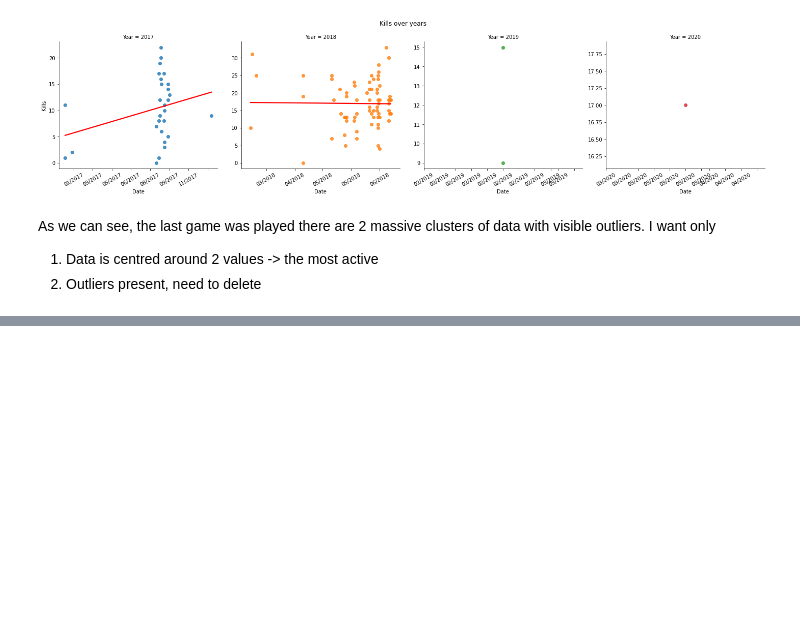
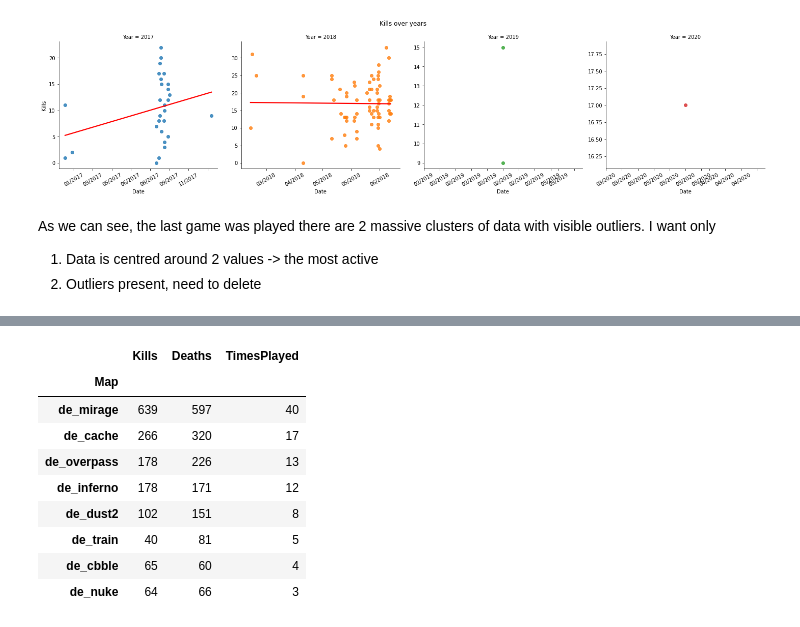
Before and after one commit to Mamin-gamer/Data-collection, a Jupyter notebook: notebooks/MyData.ipynb, the cells around one changed output, grey strips where cells are left out. Saved outputs shown, nothing was run; the diff lists cells and outputs as text; code cells hidden in the pictures; blank space fills up the shorter version.

```diff
--- a/notebooks/MyData.ipynb
+++ b/notebooks/MyData.ipynb
@@ -111,0 +110,14 @@ df.head()
+# %%
+Maps.sort_values(by = "TimesPlayed", inplace=True, ascending=False)
+Maps
+# %% [output]
+|  | Kills | Deaths | TimesPlayed |
+| Map |  |  |  |
+| de_mirage | 639 | 597 | 40 |
+| de_cache | 266 | 320 | 17 |
+| de_overpass | 178 | 226 | 13 |
+| de_inferno | 178 | 171 | 12 |
+| de_dust2 | 102 | 151 | 8 |
+| de_train | 40 | 81 | 5 |
+| de_cbble | 65 | 60 | 4 |
+| de_nuke | 64 | 66 | 3 |
```
Also changed, not shown: parts of 4 cells of this notebook, 1 other file.
